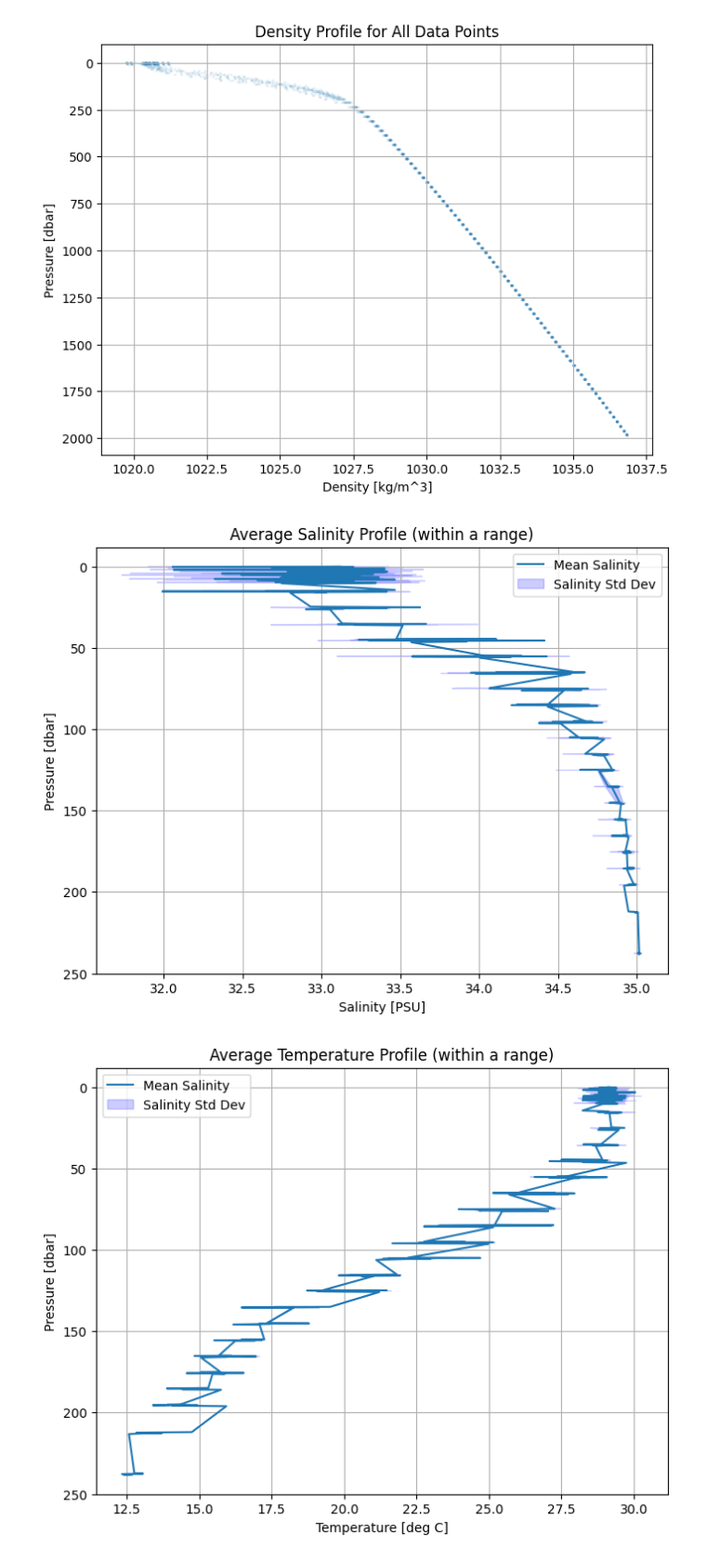
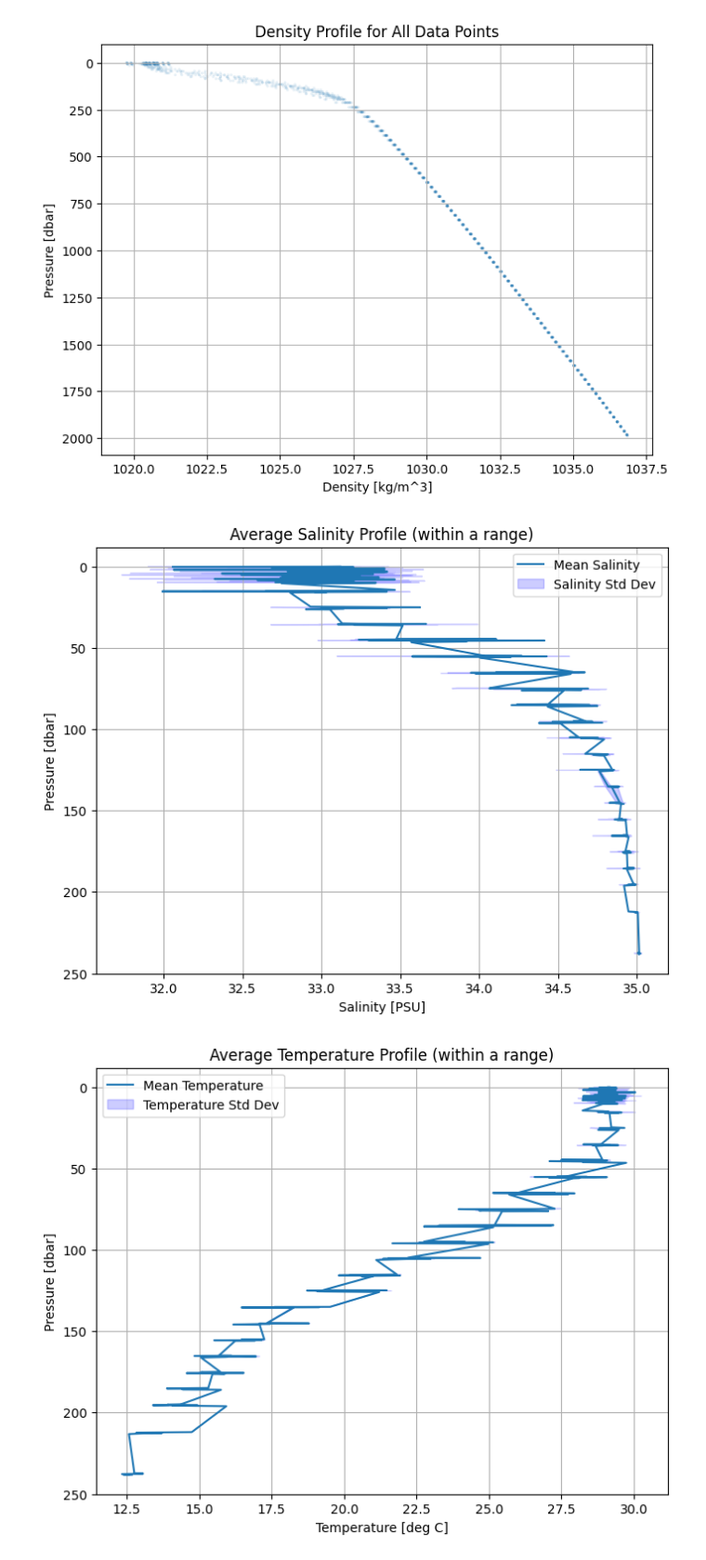
Before and after one commit to gabegekas/sioc210_data_project, a Jupyter notebook: gabe_workspace.ipynb, the cells around one changed output. Shown: that part at 93% size. Drawn from its saved outputs; the diff is of its cells as text; code cells hidden in the pictures.

```diff
--- a/gabe_workspace.ipynb
+++ b/gabe_workspace.ipynb
@@ -363,37 +363,37 @@ plt.show()
 
 
 plt.figure(figsize=(8, 6))
-plt.plot(mean_temperature_range, filtered_depths_range, label='Mean Salinity')
+plt.plot(mean_temperature_range, filtered_depths_range, label='Mean Temperature')
 plt.fill_betweenx(filtered_depths_range,
                   [m - s for m, s in zip(mean_temperature_range, std_salinity_range)],
                   [m + s for m, s in zip(mean_temperature_range, std_salinity_range)],
-                  color='b', alpha=0.2, label='Salinity Std Dev')
+                  color='b', alpha=0.2, label='Temperature Std Dev')
 
 plt.gca().invert_yaxis()
 plt.xlabel('Temperature [deg C]')
 plt.ylabel('Pressure [dbar]')
 plt.title('Average Temperature Profile (within a range)')
 plt.legend()
 plt.grid(True)
 plt.show()
 
 
 plt.figure(figsize=(8, 6))
-plt.plot(mean_density_range, filtered_depths_range, label='Mean Salinity')
+plt.plot(mean_density_range, filtered_depths_range, label='Mean Density')
 plt.fill_betweenx(filtered_depths_range,
                   [m - s for m, s in zip(mean_density_range, std_salinity_range)],
                   [m + s for m, s in zip(mean_density_range, std_salinity_range)],
-                  color='b', alpha=0.2, label='Salinity Std Dev')
+                  color='b', alpha=0.2, label='Density Std Dev')
 
 plt.gca().invert_yaxis()
 plt.xlabel('Density [kg/m^3]')
 plt.ylabel('Pressure [dbar]')
 plt.title('Average Density Profile (within a range)')
 plt.legend()
 plt.grid(True)
 plt.show()
 # %% [output]
 [figure]
-[figure, old version]
+[figure, new version]
 [figure]
 # %%
```
Also changed, not shown: parts of 3 cells of this notebook.
